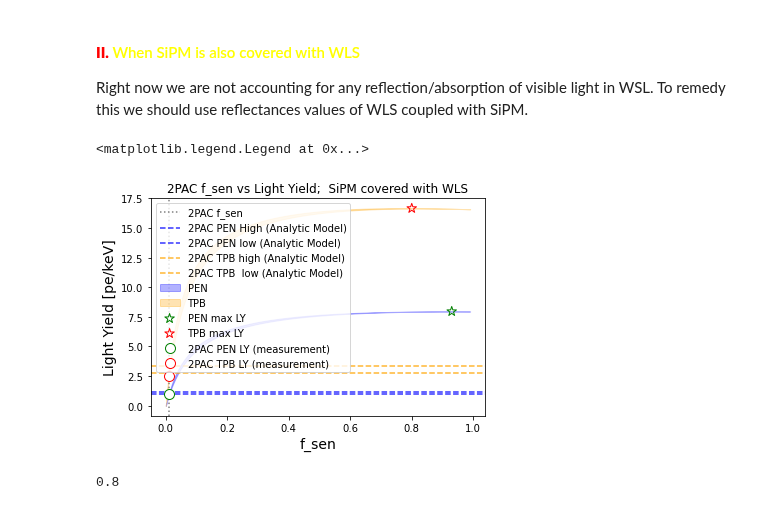
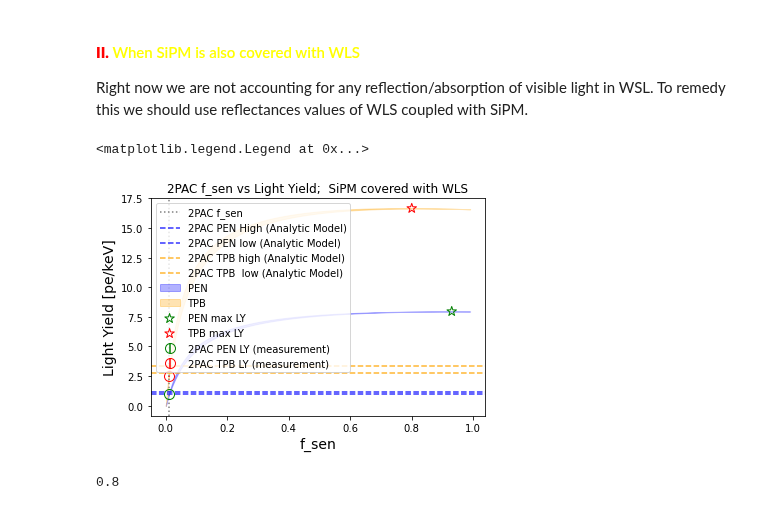
Before and after one commit to sarthchoudhary/AMELY, a Jupyter notebook: AMLY_V2.ipynb, the cells around one changed output. Cells and saved outputs as stored; diff of their text form; code cells hidden in the pictures.

```diff
--- a/AMLY_V2.ipynb
+++ b/AMLY_V2.ipynb
@@ -592,42 +596,42 @@ LY_TPB_lower = integrate_LY(wavelength_vector, E_TPB_smooth, PDE_smooth, R_SiPM_
 plt.fill_between( f_sen_vector, LY_TPB_lower,  LY_TPB_upper, color='orange', alpha=0.3, label='TPB' )
 
 ### measurement values
-plt.errorbar([0.01176], [2.50*0.40], yerr = [0.05*0.40], fmt ='o', markersize = 10, color ='green', mfc = 'white', label = '2PAC PEN LY (measurement) ')
-plt.errorbar([0.01176], [2.50], yerr = [0.05], fmt = 'o', markersize =10, color ='red', mfc = 'white', label = '2PAC TPB LY (measurement) ')
+plt.errorbar([0.01176], [2.50*0.40], yerr = [0.05*0.40], fmt ='o', markersize = 10, color ='green', mfc = 'none', label = '2PAC PEN LY (measurement) ')
+plt.errorbar([0.01176], [2.50], yerr = [0.05], fmt = 'o', markersize =10, color ='red', mfc = 'none', label = '2PAC TPB LY (measurement) ')
 
 ### horizontal lines correspond to the LY expected from 2PAC according to the Analytic Model
 ### ??? change f_sens from 0.01176 to 0.01
 
 LY_PEN_2PAC_ref_high = integrate_LY(wavelength_vector, E_PEN_smooth, PDE_smooth, R_SiPM_smooth, R_Wall_PEN_smooth, f_sen_2PAC, wls_eff= 0.47, Q_vis=Q_vis_2PAC, Q_vuv= Q_vuv_2PAC, SiPM_covered =True)
 LY_PEN_2PAC_ref_low = integrate_LY(wavelength_vector, E_PEN_smooth, PDE_smooth, R_SiPM_smooth, R_Wall_PEN_smooth*0.988, f_sen_2PAC, wls_eff= 0.47, Q_vis=Q_vis_2PAC, Q_vuv= Q_vuv_2PAC, SiPM_covered =True)
 
 LY_TPB_2PAC_ref_high = integrate_LY(wavelength_vector, E_TPB_smooth, PDE_smooth, R_SiPM_smooth, R_Wall_TPB_smooth, f_sen_2PAC, wls_eff=1, Q_vis=Q_vis_2PAC, Q_vuv=Q_vuv_2PAC, SiPM_covered =True)
 LY_TPB_2PAC_ref_low = integrate_LY(wavelength_vector, E_TPB_smooth, PDE_smooth, R_SiPM_smooth, R_Wall_TPB_smooth*0.988, f_sen_2PAC, wls_eff=1, Q_vis=Q_vis_2PAC, Q_vuv=Q_vuv_2PAC, SiPM_covered =True)
 
 plt.axvline(f_sen_2PAC, 0, 1, linestyle = 'dotted', color = 'gray', label='2PAC f_sen')
 
 plt.axhline(LY_PEN_2PAC_ref_high, 0, 1, linestyle = '--', color = 'blue', alpha =0.8, label='2PAC PEN High (Analytic Model)')
 plt.axhline(LY_PEN_2PAC_ref_low, 0, 1, linestyle = '--', color = 'blue', alpha =0.8, label='2PAC PEN low (Analytic Model)')
 plt.axhline(LY_TPB_2PAC_ref_high, 0, 1, linestyle = '--', color = 'orange', alpha =0.8, label='2PAC TPB high (Analytic Model)')
 plt.axhline(LY_TPB_2PAC_ref_low, 0, 1, linestyle = '--', color = 'orange', alpha =0.8, label='2PAC TPB  low (Analytic Model)')
 
 ### Maximum LY points
 LY_PEN_average = (LY_PEN_upper + LY_PEN_lower)/2
 LY_TPB_average = (LY_TPB_upper + LY_TPB_lower)/2
 
 plt.scatter( f_sen_vector[np.argmax(LY_PEN_average)], LY_PEN_average[np.argmax(LY_PEN_average)], marker = '*', s =100, facecolors = 'none', edgecolors = 'g', label = 'PEN max LY')
 plt.scatter( f_sen_vector[np.argmax(LY_TPB_average)], LY_TPB_average[np.argmax(LY_TPB_average)], marker = '*', s =100, facecolors = 'none', edgecolors ='r', label = 'TPB max LY')
 
 plt.ylabel('Light Yield [pe/keV]' , size =14, weight = 'bold')
 plt.xlabel('f_sen', size =14, weight = 'bold')
 plt.title('2PAC f_sen vs Light Yield;  SiPM covered with WLS')
 ### [R_SiPM, R_wall,PDE dependent on wavelength. Absorption and Rayleigh Scattering accounted for]
 # plt.legend(loc = 'best')
 plt.legend(loc = 'upper left')
 # plt.savefig('f_sen vs LY')
 # %% [output]
 <matplotlib.legend.Legend at 0x...>
-[figure, old version]
+[figure, new version]
 # %%
 LY_TPB_average = (LY_TPB_upper + LY_TPB_lower)/2
 
```
Also changed, not shown: parts of 18 cells of this notebook.
